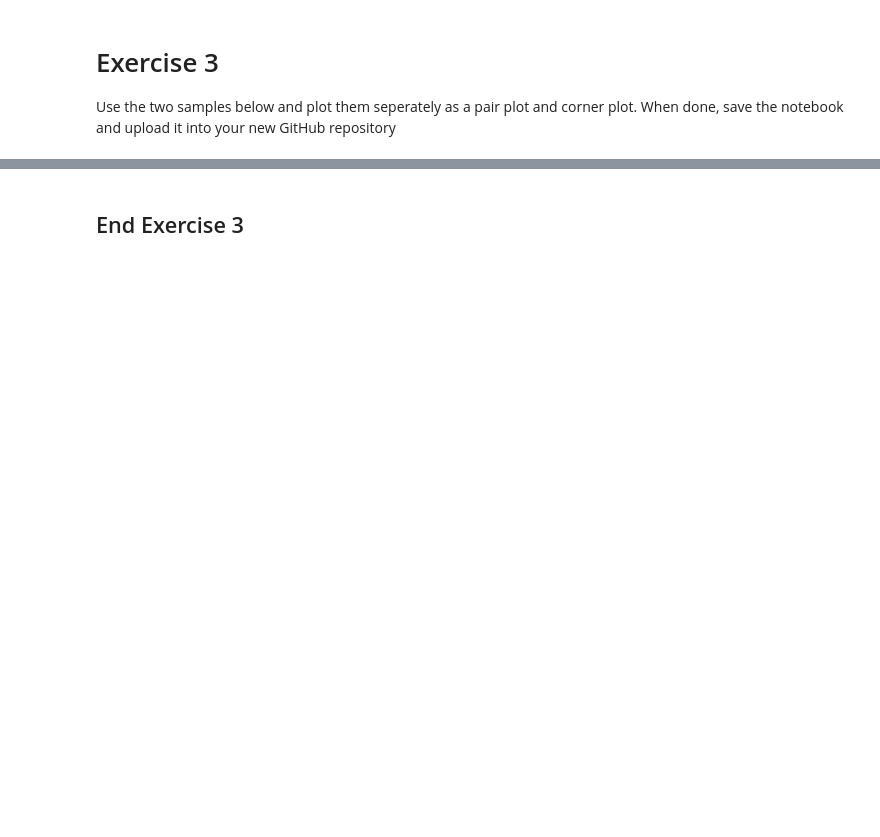
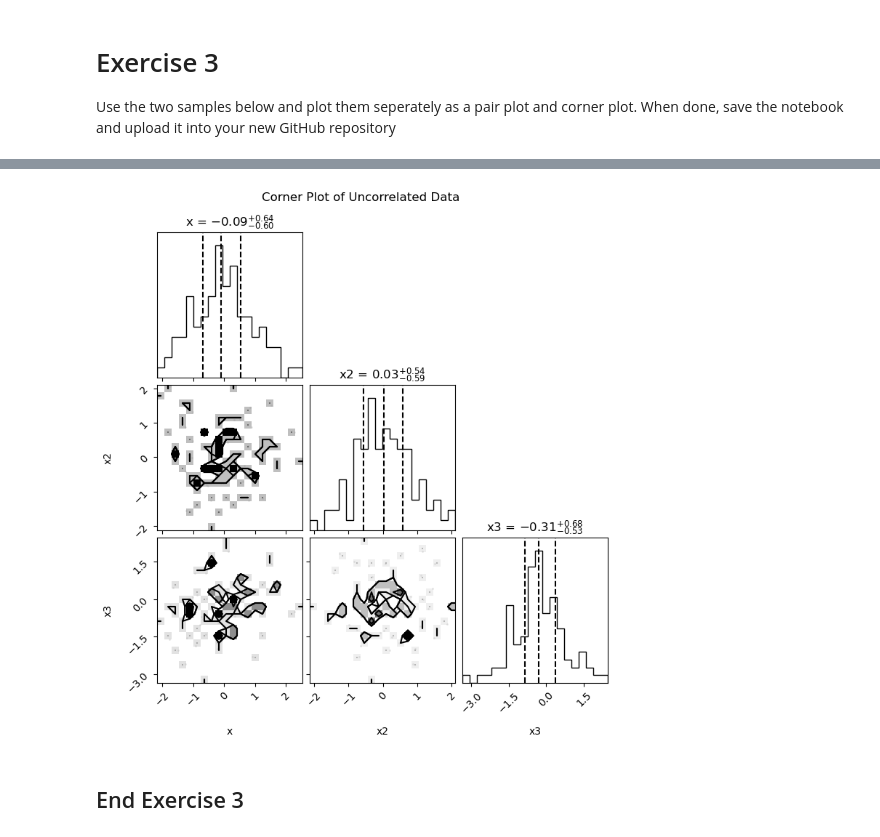
Before and after one commit to ThePreacher90s/Applied-Data-Science-1, a Jupyter notebook: Week 5 - Version Control and Further Graphs.ipynb, the cells around one changed output, grey strips where cells are left out. Cells and saved outputs as stored; diff of their text form; code cells hidden in the pictures; blank space fills up the shorter version.

```diff
--- a/Week 5 - Version Control and Further Graphs.ipynb
+++ b/Week 5 - Version Control and Further Graphs.ipynb
@@ -281,0 +365,3 @@ df_correlated = pd.DataFrame(correlated_data, columns=['X', 'Y', 'Z'])
+# %%
+uncorrelated_plot_cornerplot(uncorrelated_data)
+# %% [output]
@@ -282,2 +371,3 @@ df_correlated = pd.DataFrame(correlated_data, columns=['X', 'Y', 'Z'])
+[figure, added]
 # %% [markdown]
 ## End Exercise 3
```
Also changed, not shown: parts of 12 cells of this notebook.
